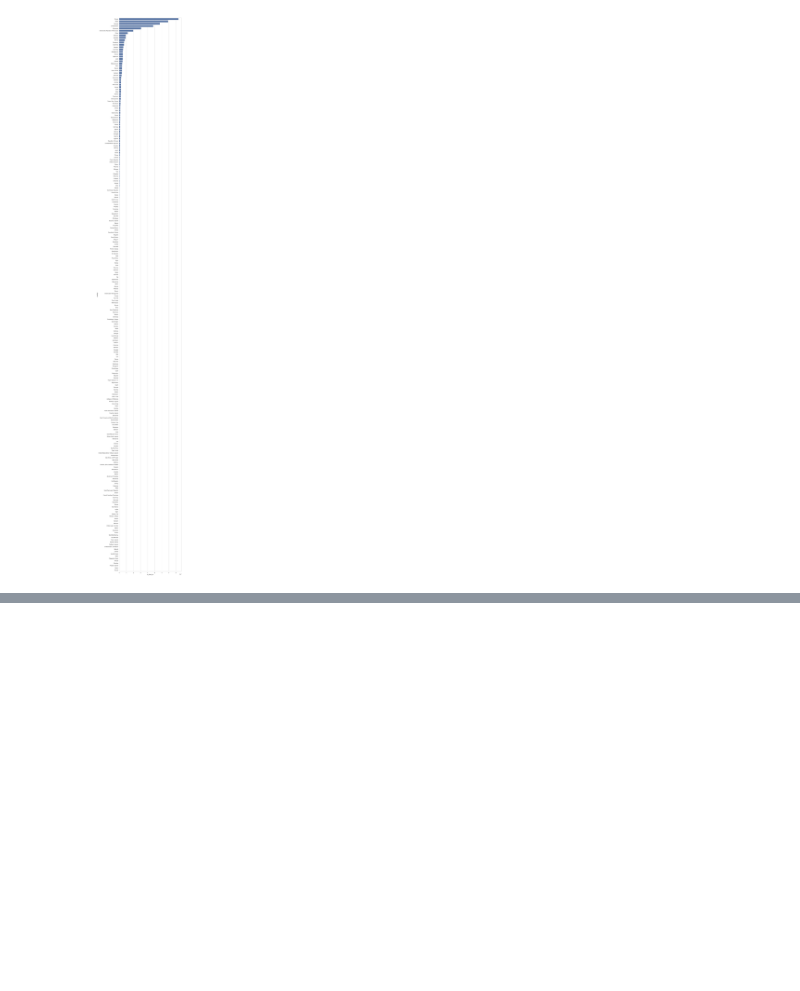
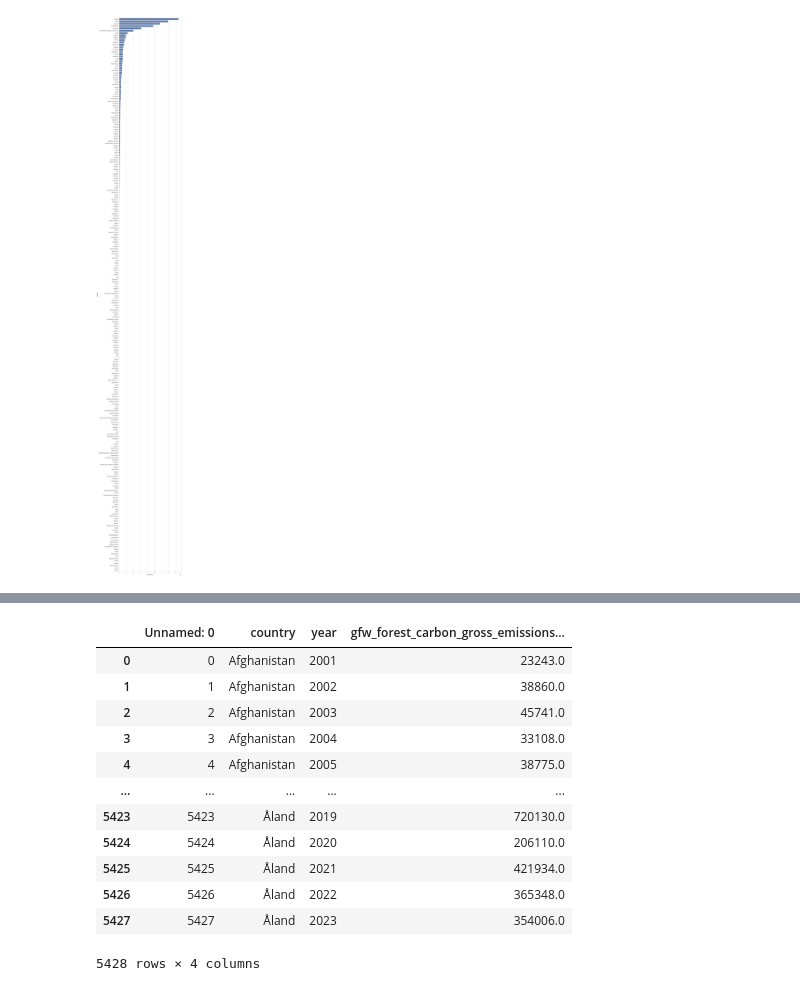
Before and after one commit to sidmanu/MIDS-W207-DeforestationAndClimate, a Jupyter notebook: notebooks/EDA_globalforestwatch.ipynb, the cells around one changed output, grey strips where cells are left out. Saved outputs shown, nothing was run; the diff lists cells and outputs as text; code cells hidden in the pictures; blank space fills up the shorter version.

```diff
--- a/notebooks/EDA_globalforestwatch.ipynb
+++ b/notebooks/EDA_globalforestwatch.ipynb
@@ -107,0 +105,20 @@ There are no negative values in the 'tc_loss_ha' column.
+# %%
+# LOAD Cleaned SHEET 2
+
+gfc_carbon = pd.read_csv('../data/GlobalForestWatch/cleaned/gfc_carbon_yearly.csv')
+
+gfc_carbon
+# %% [output]
+|  | Unnamed: 0 | country | year | gfw_forest_carbon_gross_emissions... |
+| 0 | 0 | Afghanistan | 2001 | 23243.0 |
+| 1 | 1 | Afghanistan | 2002 | 38860.0 |
+| 2 | 2 | Afghanistan | 2003 | 45741.0 |
+| 3 | 3 | Afghanistan | 2004 | 33108.0 |
+| 4 | 4 | Afghanistan | 2005 | 38775.0 |
+| ... | ... | ... | ... | ... |
+| 5423 | 5423 | Åland | 2019 | 720130.0 |
+| 5424 | 5424 | Åland | 2020 | 206110.0 |
+| 5425 | 5425 | Åland | 2021 | 421934.0 |
+| 5426 | 5426 | Åland | 2022 | 365348.0 |
+| 5427 | 5427 | Åland | 2023 | 354006.0 |
+5428 rows × 4 columns
```
Also changed, not shown: parts of 3 cells of this notebook.
